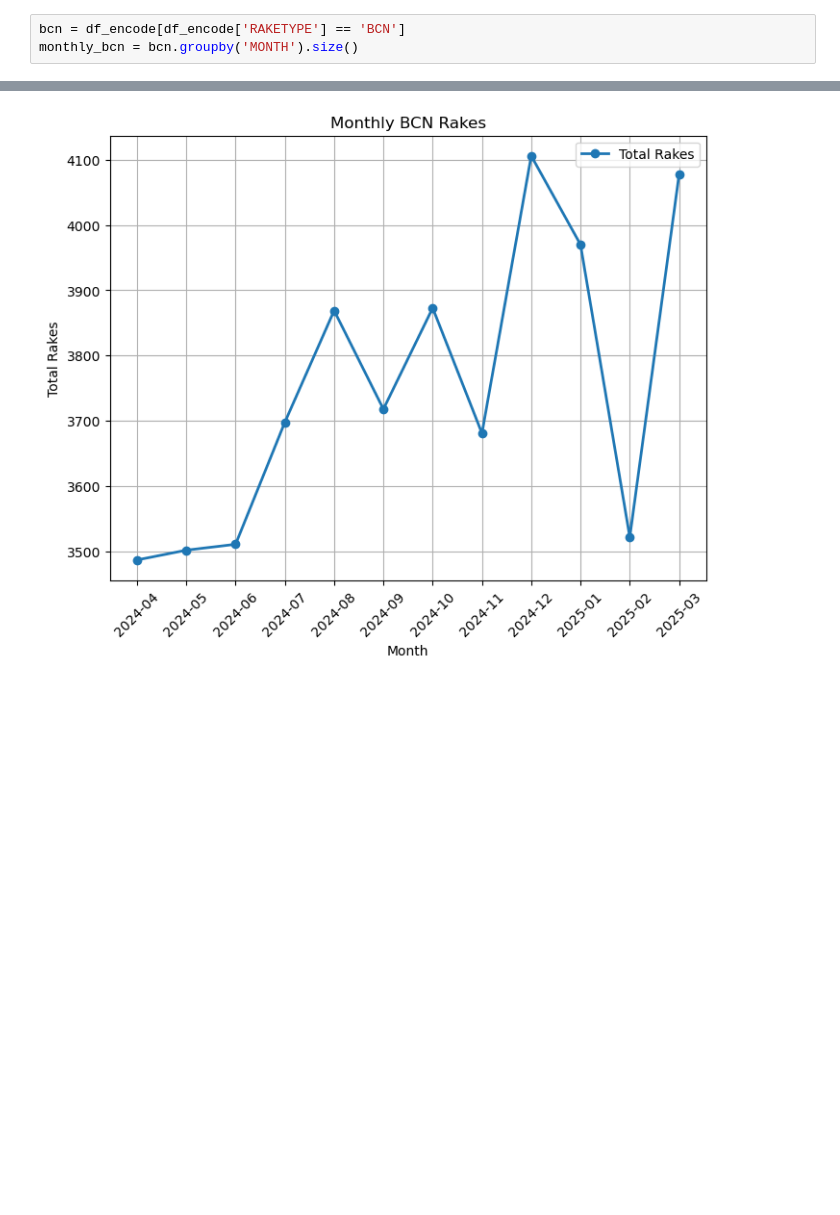
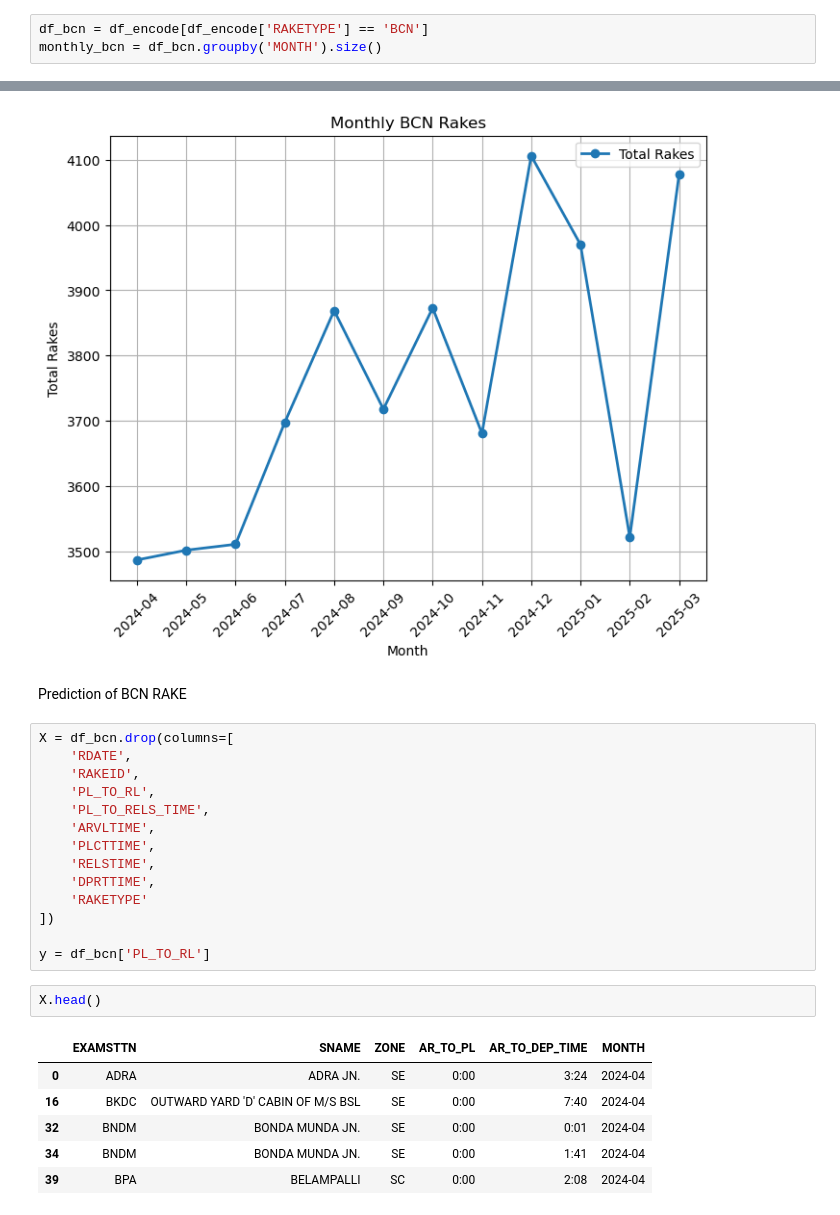
Before and after one commit to hk7131/hk7131, a Jupyter notebook: CRIS.IPYNB, the cells around one changed output, grey strips where cells are left out. Saved outputs shown, nothing was run; the diff lists cells and outputs as text; blank space fills up the shorter version.

```diff
--- a/CRIS.IPYNB
+++ b/CRIS.IPYNB
@@ -272,8 +273,8 @@ plt.show()
 # %% [output]
 [figure]
 # %%
-bcn = df_encode[df_encode['RAKETYPE'] == 'BCN']
-monthly_bcn = bcn.groupby('MONTH').size()
+df_bcn = df_encode[df_encode['RAKETYPE'] == 'BCN']
+monthly_bcn = df_bcn.groupby('MONTH').size()
 # %%
 plt.figure(figsize=(8, 6))
 plt.plot(
@@ -294,3 +295,28 @@ plt.legend()
 plt.show()
 # %% [output]
 [figure]
+# %% [markdown]
+Prediction of BCN RAKE
+# %%
+X = df_bcn.drop(columns=[
+    'RDATE',
+    'RAKEID',
+    'PL_TO_RL',
+    'PL_TO_RELS_TIME',
+    'ARVLTIME',
+    'PLCTTIME',
+    'RELSTIME',
+    'DPRTTIME',
+    'RAKETYPE'
+])
+
+y = df_bcn['PL_TO_RL']
+# %%
+X.head()
+# %% [output]
+|  | EXAMSTTN | SNAME | ZONE | AR_TO_PL | AR_TO_DEP_TIME | MONTH |
+| 0 | ADRA | ADRA JN. | SE | 0:00 | 3:24 | 2024-04 |
+| 16 | BKDC | OUTWARD YARD 'D' CABIN OF M/S BSL | SE | 0:00 | 7:40 | 2024-04 |
+| 32 | BNDM | BONDA MUNDA JN. | SE | 0:00 | 0:01 | 2024-04 |
+| 34 | BNDM | BONDA MUNDA JN. | SE | 0:00 | 1:41 | 2024-04 |
+| 39 | BPA | BELAMPALLI | SC | 0:00 | 2:08 | 2024-04 |
```
Also changed, not shown: parts of 15 cells of this notebook.
